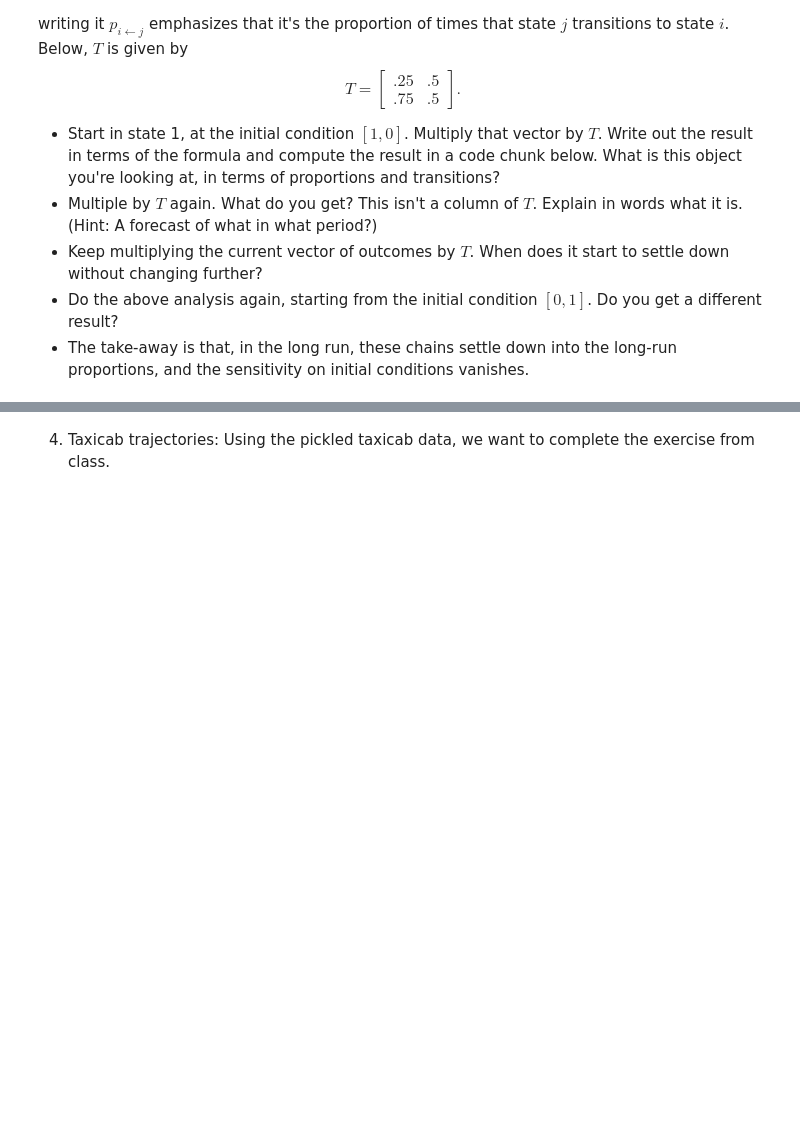
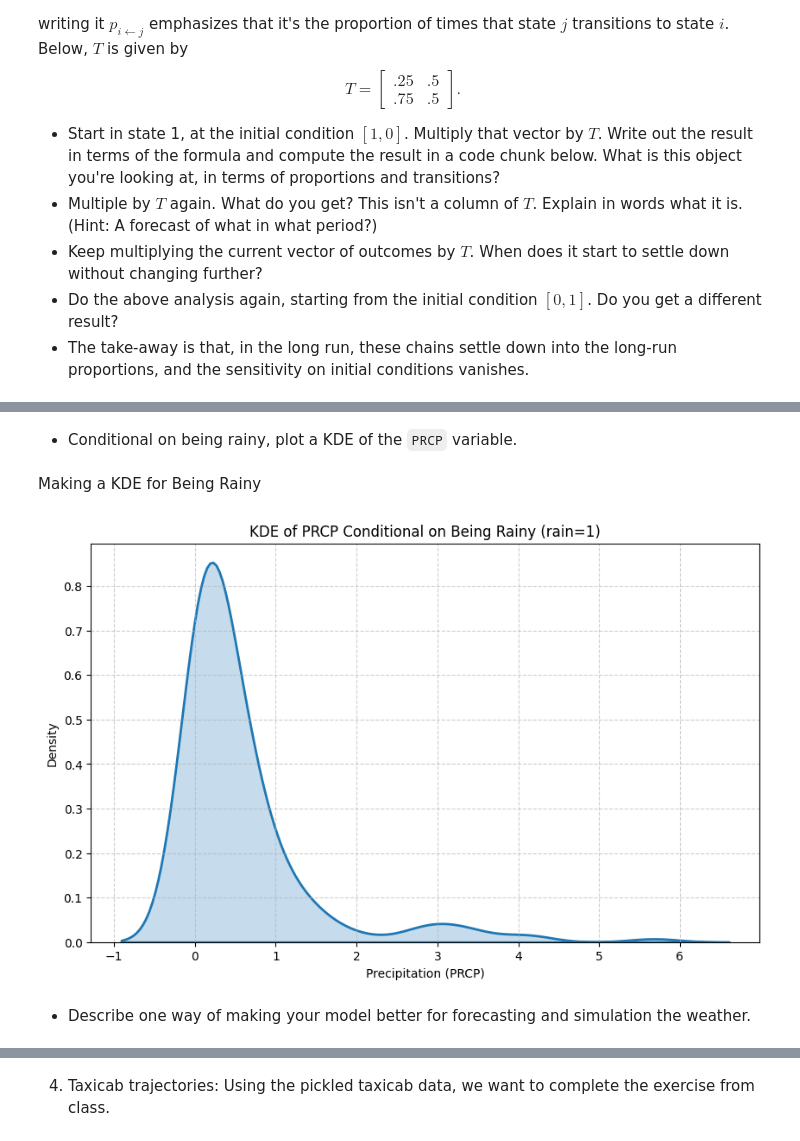
Before and after one commit to yani-iben/understanding_uncertainty_assignment5, a Jupyter notebook: assignment_5.ipynb, the cells around one changed output, grey strips where cells are left out. Cells and saved outputs as stored; diff of their text form; code cells hidden in the pictures; blank space fills up the shorter version.

```diff
--- a/assignment_5.ipynb
+++ b/assignment_5.ipynb
@@ -118,0 +123,2 @@ Congratulations, you now are a non-parametric meteorologist!
+# %%
+weather=pd.read_csv("/Users/yani/Desktop/understanding_uncertainty/understanding_uncertainty_assignment5/cville_weather (1).csv")
@@ -118,0 +167,2 @@ Congratulations, you now are a non-parametric meteorologist!
+# %%
+weather["rain"]=np.where(weather["PRCP"]>0,1,0)
@@ -118,0 +325,23 @@ Congratulations, you now are a non-parametric meteorologist!
+# %% [markdown]
+- Conditional on being rainy, plot a KDE of the `PRCP` variable.
+# %% [markdown]
+Making a KDE for Being Rainy
+# %%
+
+rainy_prcp = weather[weather['rain'] == 1]['PRCP']
+
+plt.figure(figsize=(10, 6))
+sns.kdeplot(rainy_prcp,
+            cmap='Blues',
+            fill=True,
+            linewidth=2,
+            label='P(PRCP | Rain)')
+plt.title('KDE of PRCP Conditional on Being Rainy (rain=1)')
+plt.xlabel('Precipitation (PRCP)')
+plt.ylabel('Density')
+plt.grid(True, linestyle='--', alpha=0.6)
+plt.show()
+# %% [output]
+[figure, added]
+# %% [markdown]
+* Describe one way of making your model better for forecasting and simulation the weather.
```
Also changed, not shown: parts of 23 cells of this notebook, 1 other file.
